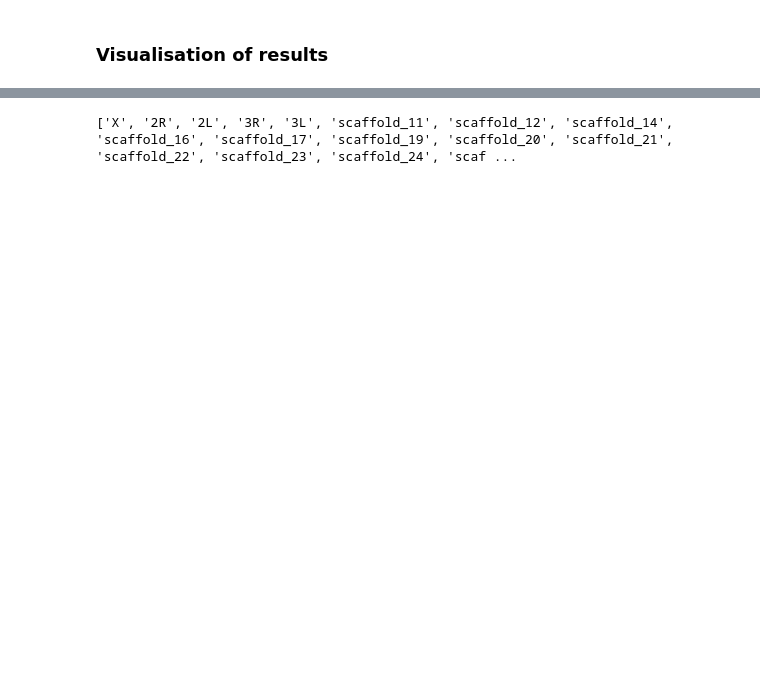
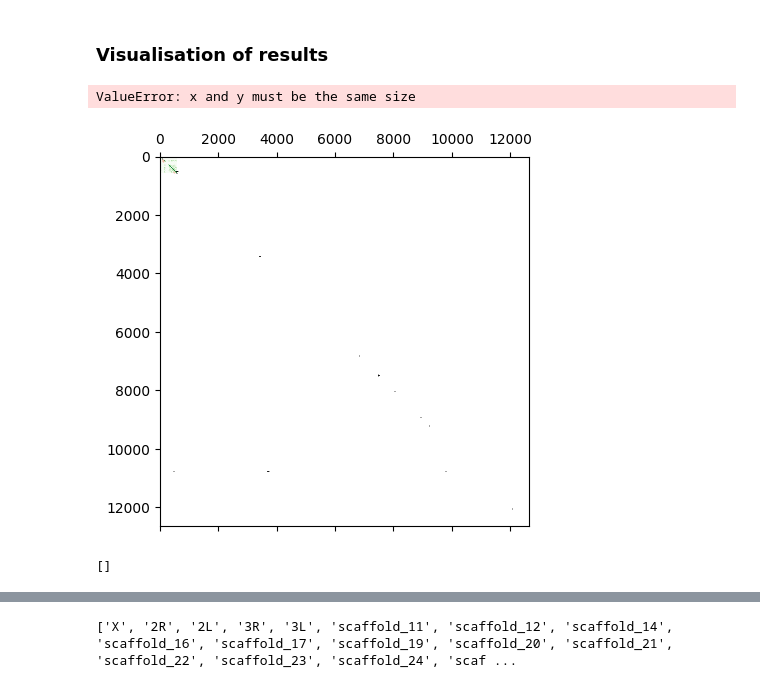
Before and after one commit to Dv1t/HICT_Patterns, a Jupyter notebook: notebooks/quality_check.ipynb, the cells around one changed output, grey strips where cells are left out. Drawn from its saved outputs; the diff is of its cells as text; code cells hidden in the pictures; blank space fills up the shorter version.

```diff
--- a/notebooks/quality_check.ipynb
+++ b/notebooks/quality_check.ipynb
@@ -14,4 +14,53 @@ from HICT_Patterns.hict.patterns.help_functions import get_genome_coords_single,
 local_path = 'D:/Study/HICT/HICT_Patterns/'
 # %% [markdown]
 ### Visualisation of results
+# %%
+from matplotlib.patches import Rectangle
+
+resolution = 250000
+res_result = 25000
+c = cooler.Cooler(f'{local_path}data\human\GSM1551620_HIC071_K562.mcool::/resolutions/{resolution}')
+mat_balanced = c.matrix(balance=False).fetch(c.chromnames[8])
+chr_number = 8
+#matrix = MatrixVisualise.log_matrix(MatrixVisualise.calculate_diag_means(mat_balanced, scf_desc,scf_desc),addition=0,remove_zeros=False)
+matrix = np.log2(mat_balanced+1)
+trans = pd.read_csv(f'{local_path}data/human/k562.csv', sep=';')
+trans = trans.astype({'chr': 'str'})
+trans = trans[trans['chr']==c.chromnames[chr_number]]
+trans['start_res'] = trans.start_1 // resolution
+trans['end_res'] = trans.end_1 // resolution
+
+results = pd.read_csv(f'{local_path}stage4.csv')
+#results = results[results.label != '+-']
+#results = results[results.bp_1 - results.bp_2>10000]
+#results.drop_duplicates(keep=False,inplace=True)
+bp_1 =  [x//resolution for chr_num, x in get_chromosome_coords(results.bp_1*res_result, c.chromsizes, 1) if chr_num==8]
+bp_2 =  [y//resolution for chr_num, y in get_chromosome_coords(results.bp_2*res_result, c.chromsizes, 1) if chr_num==8]
+
+#results = results[results.chr == 8]
+#results = results[results.chr_y == 8]
+
+#results = results[((results['bp_1']<(c.chromsizes[chr_number])//res_result) & (results['bp_2']<(c.chromsizes[chr_number])//res_result))]
+#results = results[results.label != 'negative']
+#results = results[results.label != '+-']
+
+fig = plt.figure()
+ax = fig.add_subplot(111)
+#im = ax.matshow(np.log10(calculate_diag_means(mat_balanced)), cmap='Greens')
+im = ax.matshow(matrix, cmap='Greens')
+plt.scatter(trans['start_res'], trans['end_res'],s=0.1, c='#E9967A')
+for index, row in results.iterrows():
+    ax.add_patch(Rectangle(((row.bp_1-24)*res_result//resolution, (row.bp_2-24)*res_result//resolution), 48*res_result//resolution, 48*res_result//resolution, fill=False, lw=0.5))
+
+#plt.scatter(results.bp_1*res_result//resolution, results.bp_2*res_result//resolution,s=10, c='#E9967A')
+plt.scatter(bp_1, bp_2,s=10, c='#E9967A')
+
+plt.savefig('output.png', dpi=500)
+# %% [output]
+ValueError: x and y must be the same size
+[figure, added]
+# %%
+bp_2
+# %% [output]
+[]
 # %%
```
Also changed, not shown: parts of 14 cells of this notebook, 17 other files.
